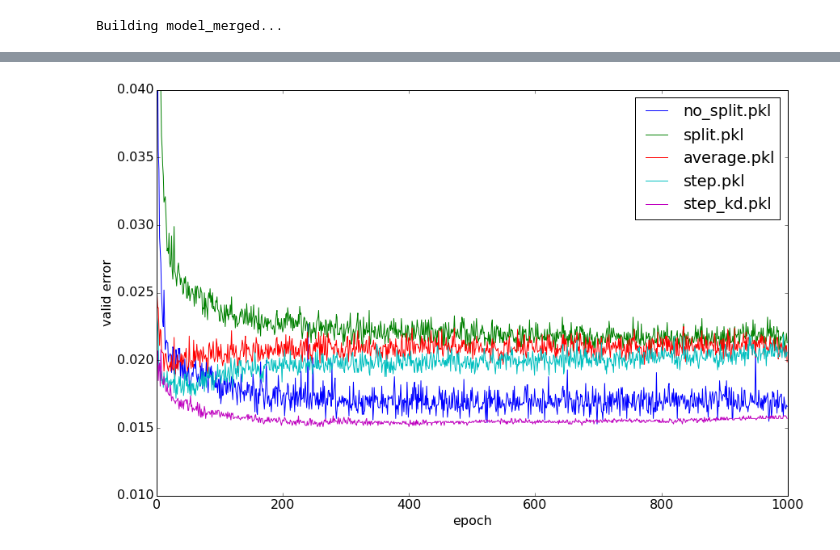
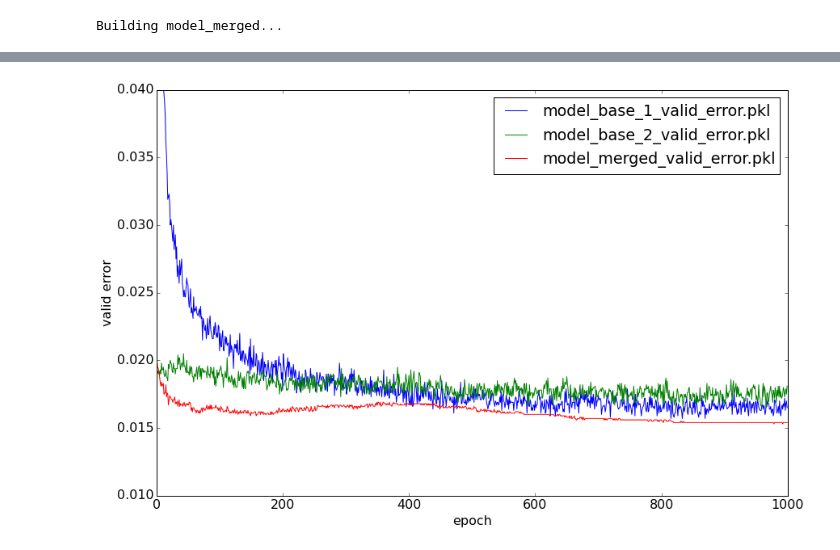
Before and after one commit to davidheryanto/incremental-kd, a Jupyter notebook: mnist/merge_2/experiment.ipynb, the cells around one changed output, grey strips where cells are left out. Saved outputs shown, nothing was run; the diff lists cells and outputs as text; code cells hidden in the pictures.

Commit message:
Update mnist merge_2 experiment

```diff
--- a/mnist/merge_2/experiment.ipynb
+++ b/mnist/merge_2/experiment.ipynb
@@ -554,15 +461,12 @@ model_base_2 = MLP(
     input=x,
     n_in=28 * 28,
     n_hidden=n_hidden,
-    n_out=10
+    n_out=10,
+    dropout_ps=dropout_ps
 )
 set_params('model_1_best.pkl', model_base_2)
 
-cost_model_base_2 = (
-    model_base_2.negative_log_likelihood(y)
-    + L1_reg * model_base_2.L1
-    + L2_reg * model_base_2.L2_sqr
-)
+cost_model_base_2 = model_base_2.dropout_negative_log_likelihood(y)
 
 validate_model_base_2 = theano.function(
     inputs=[index],
@@ -675,14 +579,11 @@ model_base_3 = MLP(
     input=x,
     n_in=28 * 28,
     n_hidden=n_hidden,
-    n_out=10
+    n_out=10,
+    dropout_ps=dropout_ps
 )
 
-cost_model_base_3 = (
-    model_base_3.negative_log_likelihood(y)
-    + L1_reg * model_base_3.L1
-    + L2_reg * model_base_3.L2_sqr
-)
+cost_model_base_3 = model_base_3.dropout_negative_log_likelihood(y)
 
 validate_model_base_3 = theano.function(
     inputs=[index],
@@ -810,6 +711,7 @@ model_1 = MLP(
     n_in=28 * 28,
     n_hidden=n_hidden,
     n_out=10,
+    dropout_ps=dropout_ps
     #temperature=temperature,
 )
 
@@ -819,6 +721,7 @@ model_2 = MLP(
     n_in=28 * 28,
     n_hidden=n_hidden,
     n_out=10,
+    dropout_ps=dropout_ps
     #temperature=temperature,
 )
 
@@ -831,15 +734,12 @@ model_base_4 = MLP(
     n_in=28 * 28,
     n_hidden=n_hidden,
     n_out=10,
+    dropout_ps=dropout_ps
     # temperature=temperature,
 )
 set_avg_params('model_1_best.pkl', 'model_2_best.pkl', model_base_4)
 
-cost_model_base_4 = (
-    model_base_4.negative_log_likelihood(y)
-    + L1_reg * model_base_4.L1
-    + L2_reg * model_base_4.L2_sqr
-)
+cost_model_base_4 = model_base_4.dropout_negative_log_likelihood(y)
 
 validate_model_base_4 = theano.function(
     inputs=[index],
@@ -951,6 +851,8 @@ print("Building model_merged...")
 
 rng = numpy.random.RandomState(1234)
 random.seed(9999)
+
+dropout_ps=[0.2, 0.5]
 
 model_1 = MLP(
     rng=rng,
@@ -959,6 +861,7 @@ model_1 = MLP(
     n_hidden=n_hidden,
     n_out=10,
     temperature=temperature,
+    dropout_ps=dropout_ps
 )
 set_params('./model_1_best.pkl', model_1)
 
@@ -969,6 +872,7 @@ model_merged = MLP(
     n_hidden=n_hidden,
     n_out=10,
     temperature=temperature,
+    dropout_ps=dropout_ps
 )
 set_params('model_1_best.pkl', model_merged)
 
@@ -977,7 +881,7 @@ cost_wrt_target = (
 )
 
 cost_wrt_teacher = (
-    T.sum(-T.log(model_merged.p_y_given_x_relaxed) * model_1.p_y_given_x_relaxed,
+    T.sum(-T.log(model_merged.p_y_given_x_relaxed) * model_1.dropout_p_y_given_x_relaxed,
           axis=1)
 )
 
@@ -1097,13 +1027,13 @@ def plot(file_paths):
 # %%
-# valid_error_files = ['model_base_1_valid_error.pkl', 'model_base_2_valid_error.pkl',
-#                      'model_base_3_valid_error.pkl', 'model_base_4_valid_error.pkl',
-#                      'model_merged_valid_error.pkl']
-valid_error_files = [
-'no_split.pkl', 'split.pkl', 'average.pkl', 'step.pkl', 'step_kd.pkl'
-]
+valid_error_files = ['model_base_1_valid_error.pkl',
+                     'model_base_2_valid_error.pkl',
+                     'model_merged_valid_error.pkl']
+# valid_error_files = [
+# 'no_split.pkl', 'split.pkl', 'average.pkl', 'step.pkl', 'step_kd.pkl'
+# ]
 pylab.rcParams['figure.figsize'] = 14, 9
 pylab.rcParams['font.size'] = 16
 plt.ylim(0.010, 0.040)
 plot(valid_error_files)
 # %% [output]
-[figure, old version]
+[figure, new version]
```
Also changed, not shown: parts of 23 cells of this notebook, 1 other file.
